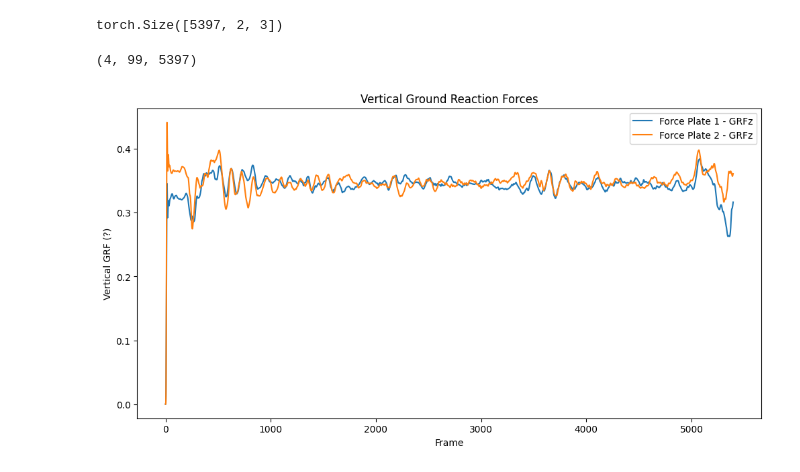
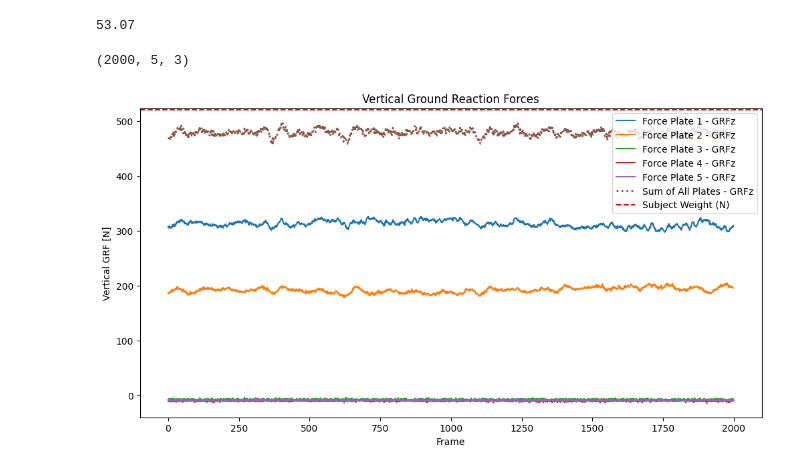
Before and after one commit to darrenbiskupphd/grf_estimation, a Jupyter notebook: sandbox.ipynb, the cells around one changed output. Saved outputs shown, nothing was run; the diff lists cells and outputs as text; code cells hidden in the pictures.

Commit message:
read and display yoga

```diff
--- a/sandbox.ipynb
+++ b/sandbox.ipynb
@@ -1,40 +1,59 @@
 # %%
 import numpy as np
+import nimblephysics as nimble
+from typing import List
 
-force_data = np.load('data/GroundLink_dataset/force/s001_force/s001/s001_20220513_chair_1.npy', allow_pickle=True).item()
+# Load subject from B3D file
+b3d_path = "data/AddBiomechanicsDataset./test/With_Arm/Han2023_Formatted_With_Arm/s003_split4/s003_split4.b3d"
+subject = nimble.biomechanics.SubjectOnDisk(b3d_path)
 
-c3d_path = 'data/GroundLink_dataset/mocap/s001_20220513/s001_20220513_chair_1.c3d'
-grf_path = 'data/GroundLink_dataset/force/s001_force/s001/s001_20220513_chair_1.npy'
+# Load frames from a trial
+trial = 1
+frames = subject.readFrames(
+    trial=trial,
+    startFrame=0,
+    numFramesToRead=subject.getTrialLength(trial),
+    includeProcessingPasses=True  # This is the correct parameter if you need processing passes
+)
 
-cop = force_data['CoP']
-grf = force_data['GRF']# * 685.3266
+num_force_plates = subject.getNumForcePlates(trial=trial)
+cop = np.zeros((len(frames), num_force_plates, 3))  # Center of pressure
+grf = np.zeros((len(frames), num_force_plates, 3))  # Ground reaction forces
+num_markers = len(frames[0].markerObservations)
+marker_clouds = np.zeros((len(frames), num_markers, 3))
+for i, frame in enumerate(frames):
+    cop[i] = frame.rawForcePlateCenterOfPressures
+    grf[i] = frame.rawForcePlateForces
+    observed_markers = [pos[1] for pos in frame.markerObservations]
+    num_observed = len(observed_markers)
+    if num_observed > 0:
+        marker_clouds[i, :num_observed, :] = np.array(observed_markers)
 
-cop.shape # (framecount, 2, 3)
-grf.shape # (framecount, 2, 3)
+cop = cop[:, :, [0, 2, 1]]
+grf = grf[:, :, [0, 2, 1]]
+marker_clouds = marker_clouds[:, :, [0, 2, 1]]
+
+subject.getMassKg()
 # %% [output]
-torch.Size([5397, 2, 3])
+53.07
-# %%
-import ezc3d
-
-c3d = ezc3d.c3d('data/GroundLink_dataset/mocap/s001_20220513/s001_20220513_chair_1.c3d')
-c3d.keys() # ['header', 'parameters', 'data']
-c3d['data'].keys() # ['points', 'meta_points', 'analogs', 'rotations']
-c3d['data']['points'].shape # (4,99,framecount)
-
-# c3d['data']['points'][3] is all 1's so not useful
-# %% [output]
-(4, 99, 5397)
+# %%
+cop.shape # (framecount, num_force_plates, 3)
+grf.shape # (framecount, num_force_plates, 3)
+# %% [output]
+(2000, 5, 3)
 # %%
 import matplotlib.pyplot as plt
 
 # Plot the vertical GRF (z-component) for both force plates
 plt.figure(figsize=(12, 6))
-plt.plot(grf[:, 0, 2].numpy(), label='Force Plate 1 - GRFz')
-plt.plot(grf[:, 1, 2].numpy(), label='Force Plate 2 - GRFz')
+for plate in range(grf.shape[1]):
+    plt.plot(grf[:, plate, 2], label=f'Force Plate {plate+1} - GRFz')
+plt.plot(np.sum(grf[:, :, 2], axis=1), label='Sum of All Plates - GRFz', linewidth=2, linestyle=':')
+plt.axhline(subject.getMassKg() * 9.81, color='red', linestyle='--', label='Subject Weight (N)')
 plt.xlabel('Frame')
-plt.ylabel('Vertical GRF (?)')
+plt.ylabel('Vertical GRF [N]')
 plt.title('Vertical Ground Reaction Forces')
 plt.legend()
 plt.show()
 # %% [output]
-[figure, old version]
+[figure, new version]
```
Also changed, not shown: parts of 7 cells of this notebook, 3 other files.
